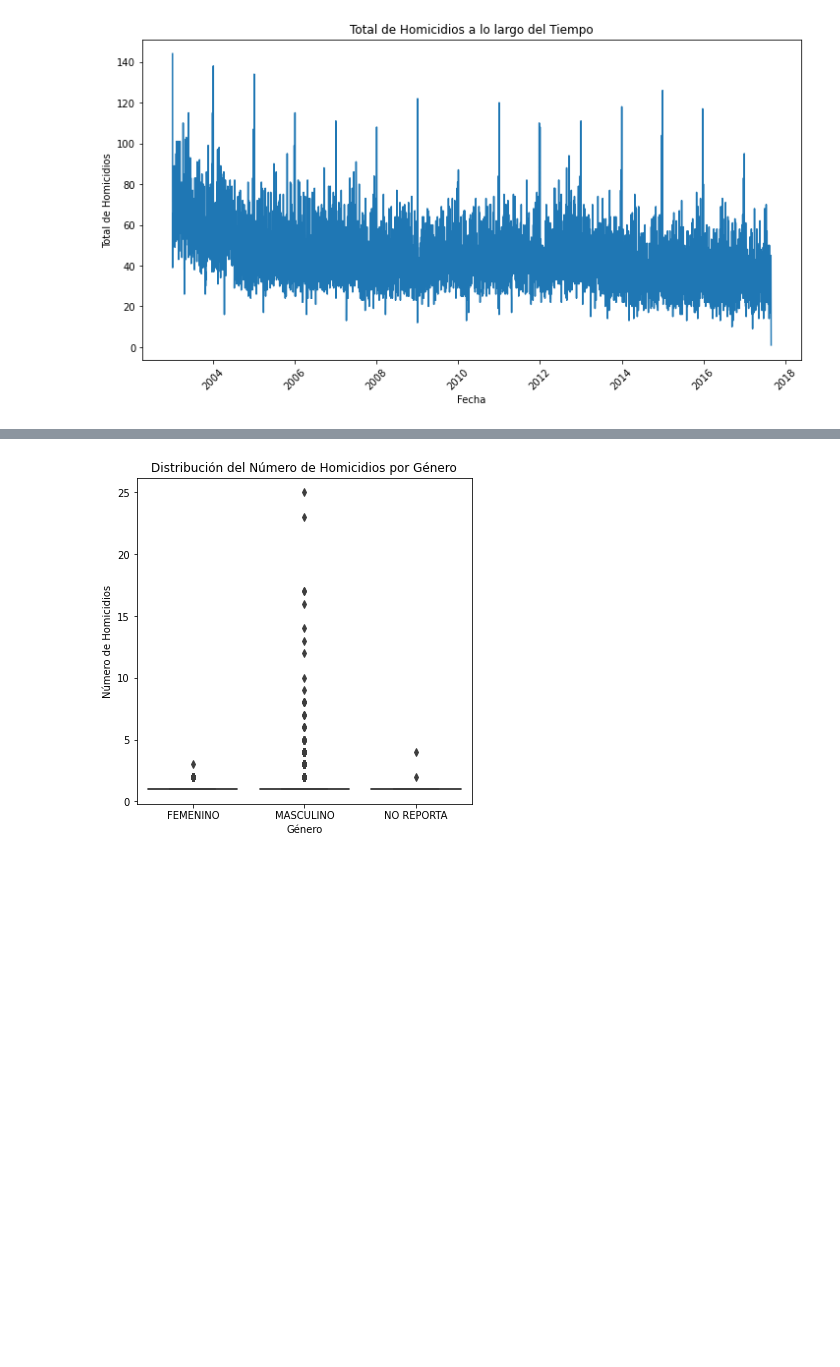
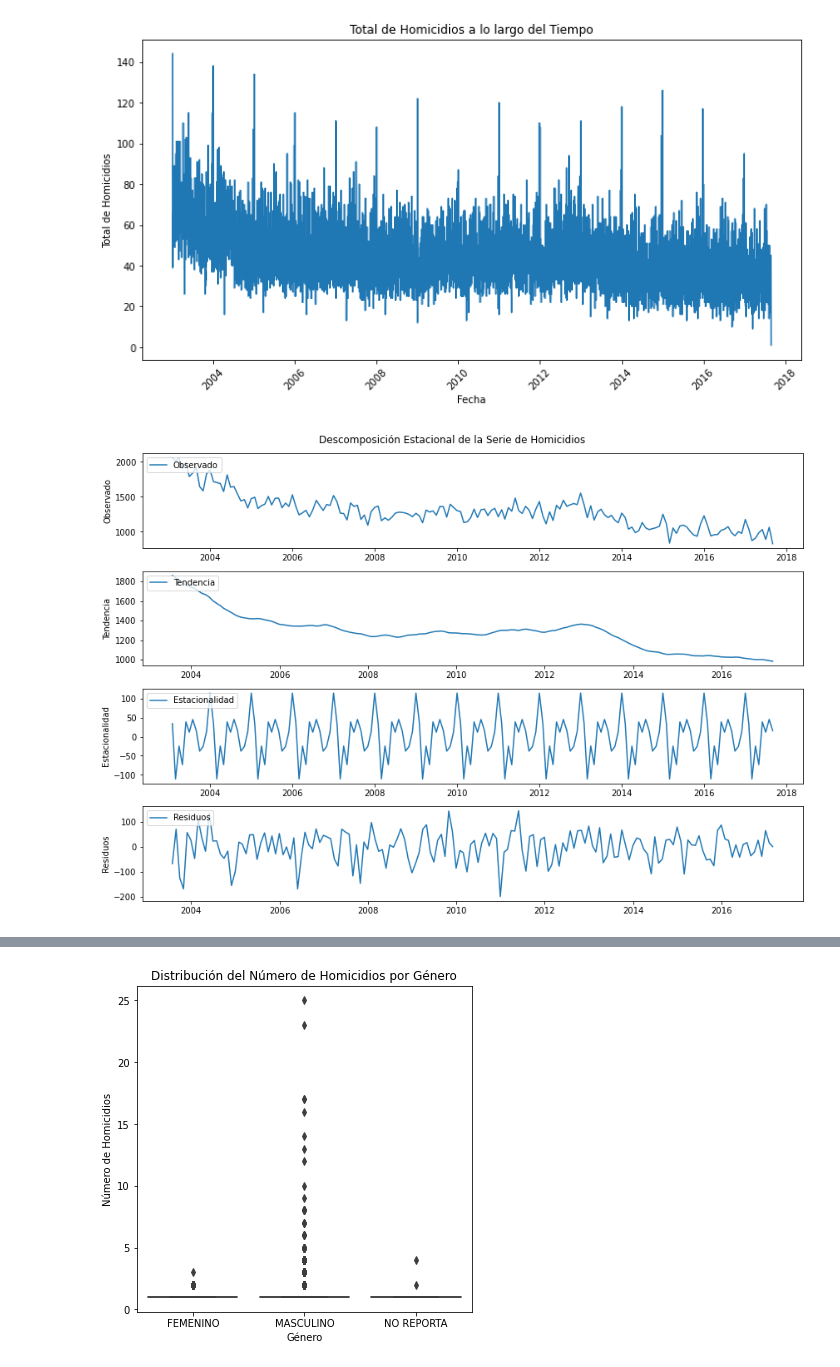
Before and after one commit to jmanjarresm/Proyecto_Final_Aprend_Sup_g17, a Jupyter notebook: scripts/Descripción_bd.ipynb, the cells around one changed output, grey strips where cells are left out. Cells and saved outputs as stored; diff of their text form; code cells hidden in the pictures; blank space fills up the shorter version.

```diff
--- a/scripts/Descripción_bd.ipynb
+++ b/scripts/Descripción_bd.ipynb
@@ -87,3 +91,47 @@ ruta_archivo = os.path.join(ruta_base, nombre_archivo)
 plt.savefig(ruta_archivo, facecolor='white')
 # %% [output]
 [figure]
+# %%
+import statsmodels.api as sm
+
+## Se vuelve a cargar la base de domicilios
+
+homicidios_por_fecha = df.groupby('fecha')['n_homicidios'].sum().reset_index()
+
+## Se establece la fecha como indica
+homicidios_por_fecha.set_index('fecha', inplace=True)
+
+## Se agrupa por meses
+homicidios_por_mes = homicidios_por_fecha.resample('M').sum()
+
+## Se realiza la descomposición estacional con un período de 12 meses (1 año)
+result = sm.tsa.seasonal_decompose(homicidios_por_mes['n_homicidios'], model='additive', period=12)
+
+
+# Se grafican la tendencia, la estacionalidad y los residuos
+plt.figure(figsize=(12, 8))
+plt.subplot(411)
+plt.plot(result.observed, label='Observado')
+plt.legend(loc='upper left')
+plt.ylabel('Observado')
+
+plt.subplot(412)
+plt.plot(result.trend, label='Tendencia')
+plt.legend(loc='upper left')
+plt.ylabel('Tendencia')
+
+plt.subplot(413)
+plt.plot(result.seasonal, label='Estacionalidad')
+plt.legend(loc='upper left')
+plt.ylabel('Estacionalidad')
+
+plt.subplot(414)
+plt.plot(result.resid, label='Residuos')
+plt.legend(loc='upper left')
+plt.ylabel('Residuos')
+
+plt.tight_layout()
+plt.suptitle('Descomposición Estacional de la Serie de Homicidios', y=1.02)
+plt.show()
+# %% [output]
+[figure, added]
```
Also changed, not shown: parts of 4 cells of this notebook, 2 other files.
